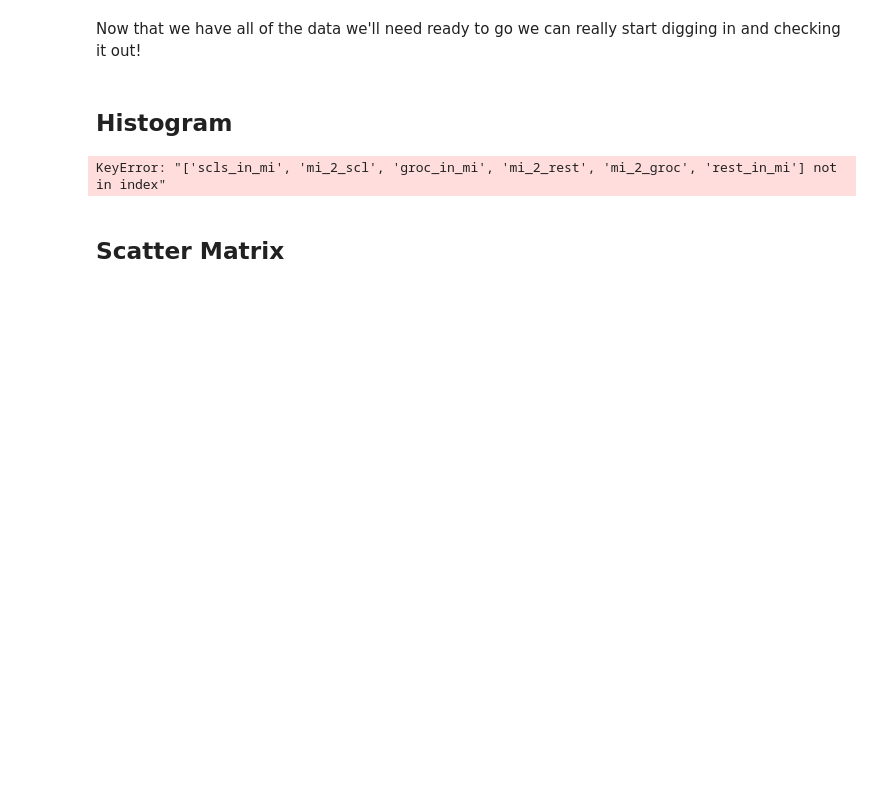
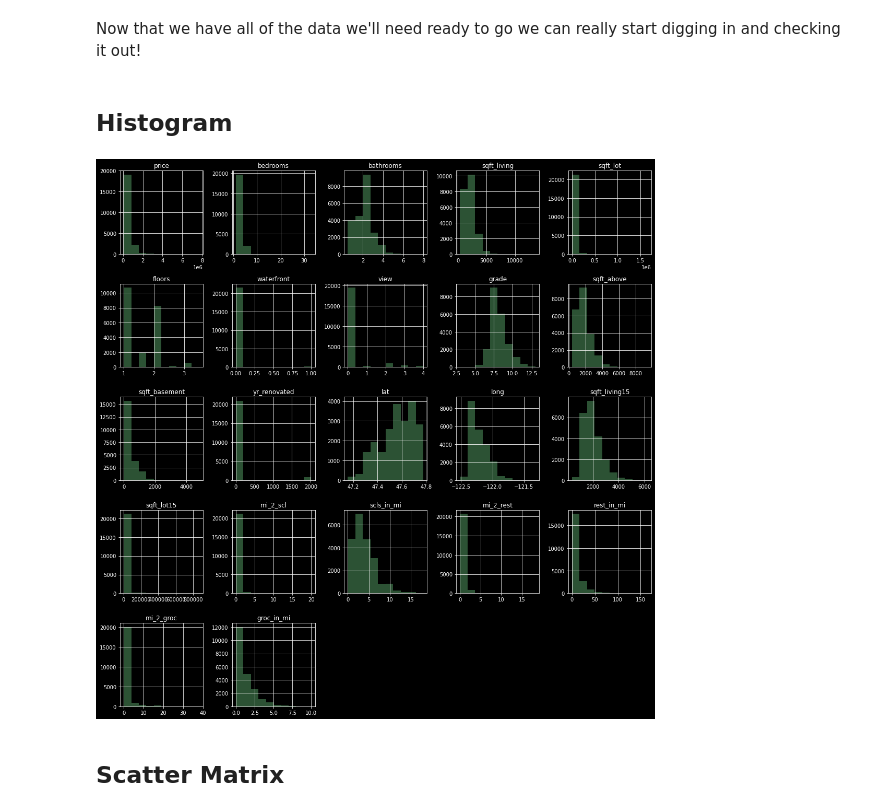
Before and after one commit to BlueViper8907/King-County-Housing-Regression, a Jupyter notebook: finalising_OSEMN.ipynb, the cells around one changed output. Cells and saved outputs as stored; diff of their text form; code cells hidden in the pictures; blank space fills up the shorter version.

```diff
--- a/finalising_OSEMN.ipynb
+++ b/finalising_OSEMN.ipynb
@@ -154,6 +161,8 @@ kc_dtypes = {'id': int, 'date' : str,  'price': float, 'bedrooms' : int, 'bathro
              'floors': float, 'waterfront': float, 'view' : float, 'condition': float, 'grade': int, 'sqft_above': int,
              'yr_built': int, 'yr_renovated': float, 'zipcode': float, 'lat': float, 'long': float}
 # %%
+# Data provided from Flatiron
 kc_data = pd.read_csv(r'~\Documents\Flatiron\data\data\kc_house_data.csv', parse_dates = ['date'], dtype=kc_dtypes)
+# Data gathered from ArcGis
 schools = pd.read_csv(r'~\Documents\Flatiron\data\data\Schools.csv')
-foods = pd.read_csv(r'~\Documents\Flatiron\foods.csv')
+foods = pd.read_csv(r'~\Documents\Flatiron\pro2\foods.csv')
@@ -164 +169,5 @@ kc_data = pd.read_csv(r'~\Documents\Flatiron\kc_data.csv')
+# %%
+#i've already calculated all of the distances and added them to a dataframe, if you want to skip that
+#import this and skip straight to kc_data.rename and run everything as normal
+kc_data = pd.read_csv(r'~\Documents\Flatiron\pro2\kc_data.csv')
 # %%
@@ -288,13 +326,15 @@ Now that we have all of the data we'll need ready to go we can really start digg
 # %% [markdown]
 ## Histogram
 # %%
+# looking at a histogram of value counts for al of our data can give us a sense of how it's
+#distributed and what columns we might have issues with
 hist = kc_data[['price', 'bedrooms', 'bathrooms', 'sqft_living', 'sqft_lot', 'floors', 'waterfront', 'view',
                 'condition', 'grade', 'sqft_above', 'sqft_basement', 'yr_built', 'yr_renovated', 'zipcode',
                 'lat', 'long', 'sqft_living15', 'sqft_lot15', 'mi_2_scl', 'scls_in_mi', 'mi_2_rest',
                 'rest_in_mi', 'mi_2_groc', 'groc_in_mi']]
-hist.hist(figsize=(15,15))
+hist.hist(figsize=(15,15), color='#2C5234')
 plt.tight_layout()
 # %% [output]
-KeyError: "['scls_in_mi', 'mi_2_scl', 'groc_in_mi', 'mi_2_rest', 'mi_2_groc', 'rest_in_mi'] not in index"
+[figure, added]
 # %% [markdown]
 ## Scatter Matrix
```
Also changed, not shown: parts of 82 cells of this notebook, 2 other files.
